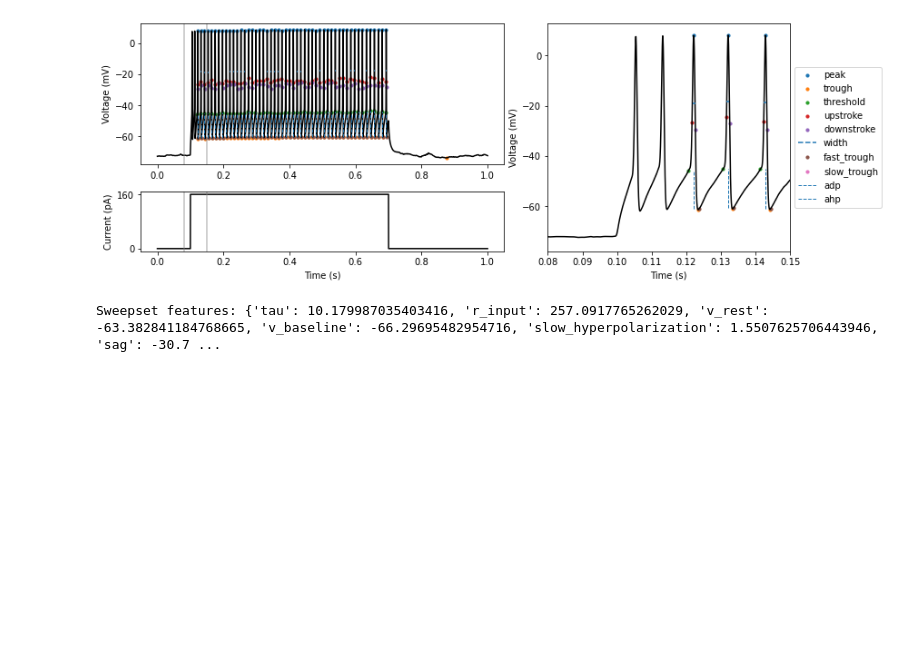
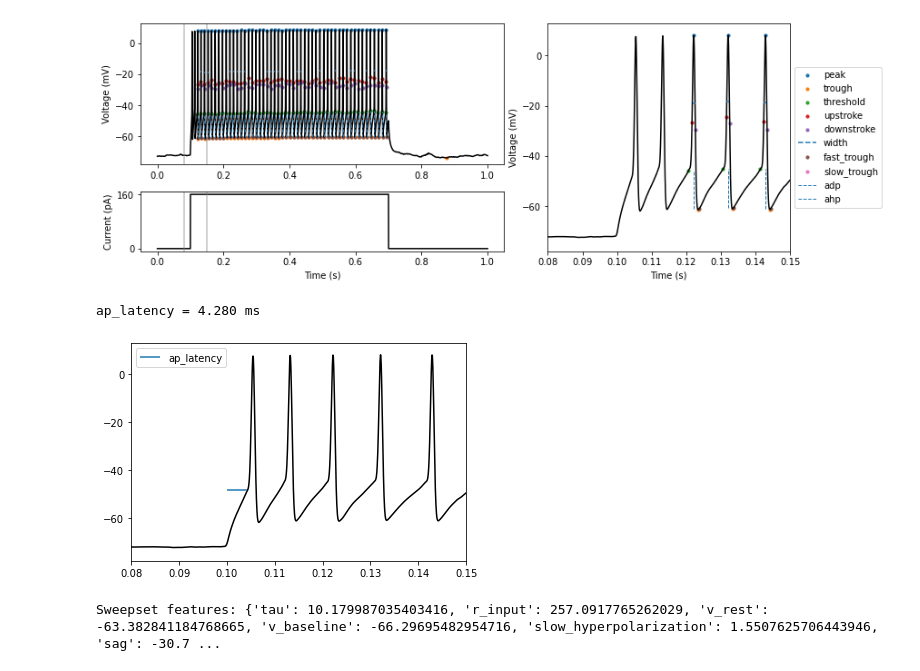
Before and after one commit to berenslab/ephyspy, a Jupyter notebook: example.ipynb, the cells around one changed output. Drawn from its saved outputs; the diff is of its cells as text; code cells hidden in the pictures; blank space fills up the shorter version.

```diff
--- a/example.ipynb
+++ b/example.ipynb
@@ -96,6 +94,34 @@ plt.show()
 # %% [output]
 [figure]
 [figure]
+# %%
+# lets fix this, by setting a less aggressive filter threshold and repeating analysis from above!
+test_sweepset = EphysSweepSetFeatureExtractor(
+    t_set, u_set, i_set, filter=10, dc_offset=-10
+)
+
+test_sweep = test_sweepset.sweeps()[13]
+test_sweep.process_spikes()
+
+get_sweep_stim_amp(test_sweep, return_ft_info=True, update_inplace=True)
+get_sweep_stim_onset(test_sweep, return_ft_info=True, update_inplace=True)
+get_sweep_stim_end(test_sweep, return_ft_info=True, update_inplace=True)
+
+ap_latency = (
+    get_sweep_ap_latency(test_sweep, return_ft_info=True, update_inplace=True)["value"]
+    * 1000
+)  # ms
+print(f"ap_latency = {ap_latency:.3f} ms")
+
+fig, ax = plt.subplots()
+ax.plot(test_sweep.t, test_sweep.v, "k")
+plot_sweep_ap_latency(test_sweep, ax)
+ax.legend()
+ax.set_xlim(0.08, 0.15)
+plt.show()
+# %% [output]
+ap_latency = 4.280 ms
+[figure, added]
 # %%
 # We can also compute features for the whole set of sweeps.
 
```
Also changed, not shown: parts of 2 cells of this notebook.
